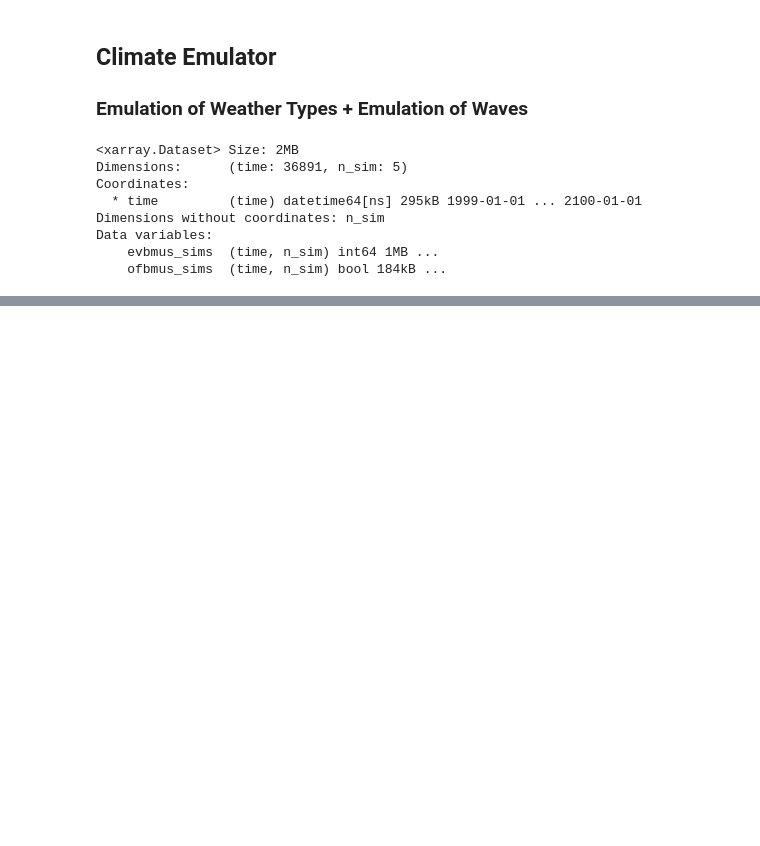
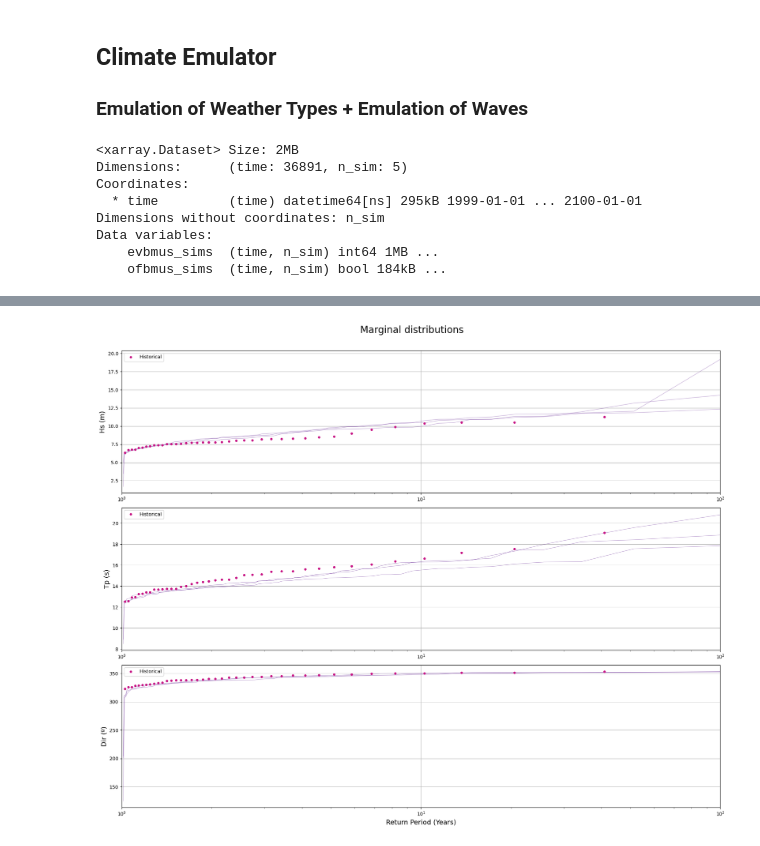
Before and after one commit to GeoOcean/BlueMath, a Jupyter notebook: climate_services/probabilistic/MUSCLE_procoast25/04_Emulator.ipynb, the cells around one changed output, grey strips where cells are left out. Saved outputs shown, nothing was run; the diff lists cells and outputs as text; code cells hidden in the pictures; blank space fills up the shorter version.

```diff
--- a/climate_services/probabilistic/MUSCLE_procoast25/04_Emulator.ipynb
+++ b/climate_services/probabilistic/MUSCLE_procoast25/04_Emulator.ipynb
@@ -173,0 +182,77 @@ plt.tight_layout()
+# %%
+def t_rp(time_y):
+    ny = len(time_y)
+    return np.array([1/(1-(n/(ny+1))) for n in np.arange(1,ny+1)])
+
+WVS_y=ce.WVS_MS.resample(time='1Y').max()
+WVS_sim_y=simulated_waves.resample(time='1Y').max()
+# WVS_y=CE.WVS_MS.resample(time='1Y').quantile(0.995)
+# WVS_sim_y=WVS_sim.resample(time='1Y').quantile(0.995)
+
+WVS_y_min=ce.WVS_MS.resample(time='1Y').min()
+WVS_sim_y_min=simulated_waves.resample(time='1Y').min()
+
+# RP calculation, var sorting historical
+t_h = t_rp(WVS_y.time.dt.year)
+t_s = t_rp(WVS_sim_y.time.dt.year)
+# %%
+import numpy as np
+import matplotlib.pyplot as plt
+from matplotlib import gridspec
+
+# Crear figura y ejes
+fig = plt.figure(figsize=[18.5, 15])
+gs1 = gridspec.GridSpec(3, 1)
+ax = fig.add_subplot(gs1[0])
+ax1 = fig.add_subplot(gs1[1])
+ax2 = fig.add_subplot(gs1[2])
+
+# ---- Hs ----
+ax.semilogx(t_h, np.sort(WVS_y.bulk_Hs), 'o', color='mediumvioletred',
+            markersize=4, label='Historical', zorder=9)
+
+# Plot individual simulations
+for i in range(WVS_sim_y.dims['n_sim']):
+    ax.semilogx(t_s, np.sort(WVS_sim_y.bulk_Hs.isel(n_sim=i)),
+                '-', color='indigo', alpha=0.3, linewidth=1)
+
+ax.set_ylabel('Hs (m)', fontsize=14)
+ax.set_xlim([1, 100])
+ax.grid(True)
+ax.legend()
+
+# ---- Tp ----
+ax1.semilogx(t_h, np.sort(WVS_y.bulk_Tp), 'o', color='mediumvioletred',
+             markersize=4, label='Historical', zorder=9)
+
+for i in range(WVS_sim_y.dims['n_sim']):
+    ax1.semilogx(t_s, np.sort(WVS_sim_y.bulk_Tp.isel(n_sim=i)),
+                 '-', color='indigo', alpha=0.3, linewidth=1)
+
+ax1.set_ylabel('Tp (s)', fontsize=14)
+ax1.set_xlim([1, 100])
+ax1.grid(True)
+ax1.legend()
+
+# ---- Dir ----
+ax2.semilogx(t_h, np.sort(WVS_y.bulk_Dir), 'o', color='mediumvioletred',
+             markersize=4, label='Historical', zorder=9)
+
+for i in range(WVS_sim_y.dims['n_sim']):
+    ax2.semilogx(t_s, np.sort(WVS_sim_y.bulk_Dir.isel(n_sim=i)),
+                 '-', color='indigo', alpha=0.3, linewidth=1)
+
+# ax2.semilogx(t_s, np.sort(WVS_sim_y.bulk_Dir.mean('n_sim')),
+#              '-', color='black', linewidth=2, label='Simulation (mean)', zorder=8)
+
+ax2.set_ylabel('Dir (º)', fontsize=14)
+ax2.set_xlabel('Return Period (Years)', fontsize=14)
+ax2.set_xlim([1, 100])
+ax2.grid(True)
+ax2.legend()
+
+plt.suptitle('Marginal distributions', fontsize=20)
+plt.tight_layout(rect=[0, 0, 1, 0.97])
+plt.show()
+# %% [output]
+[figure, added]
```
Also changed, not shown: parts of 7 cells of this notebook, 13 other files.
